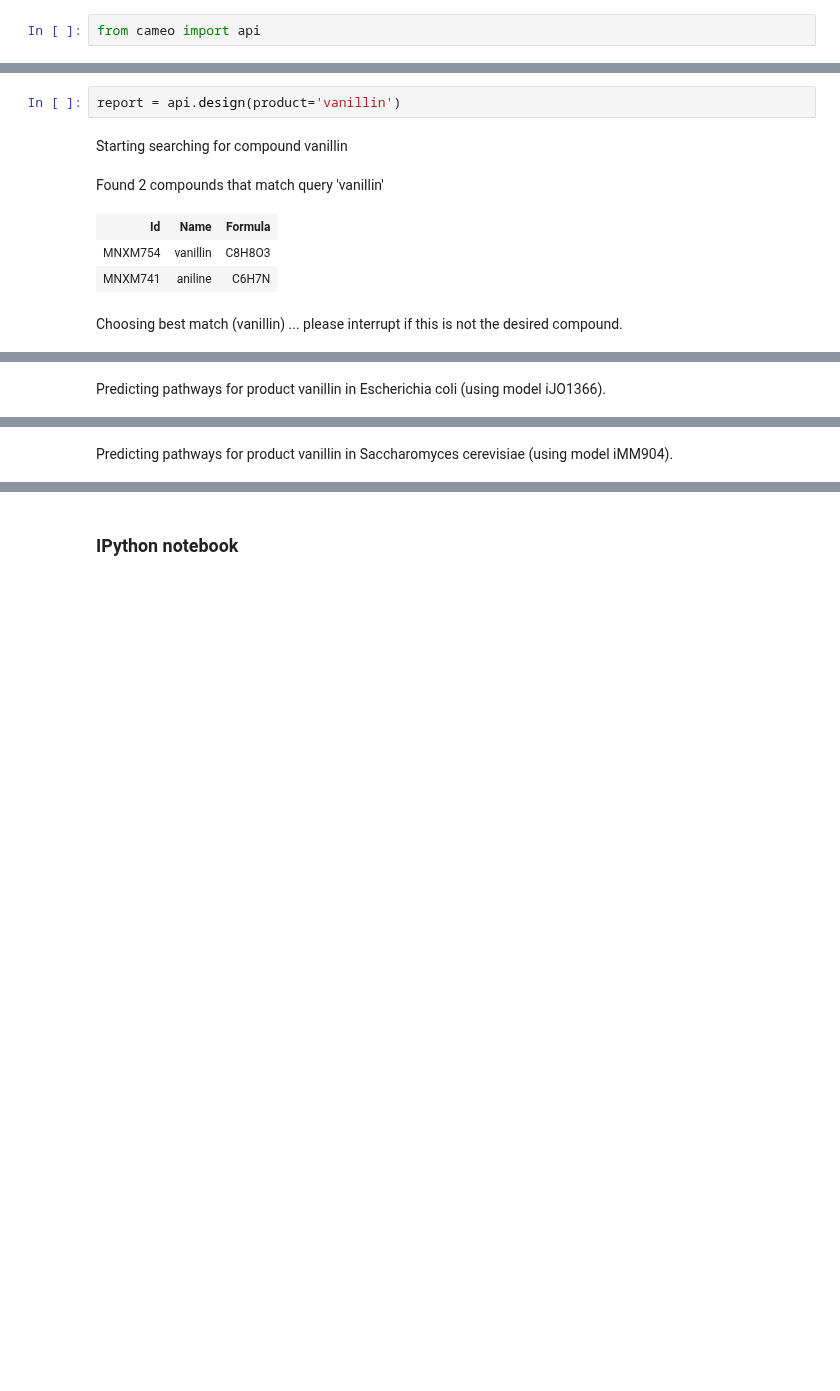
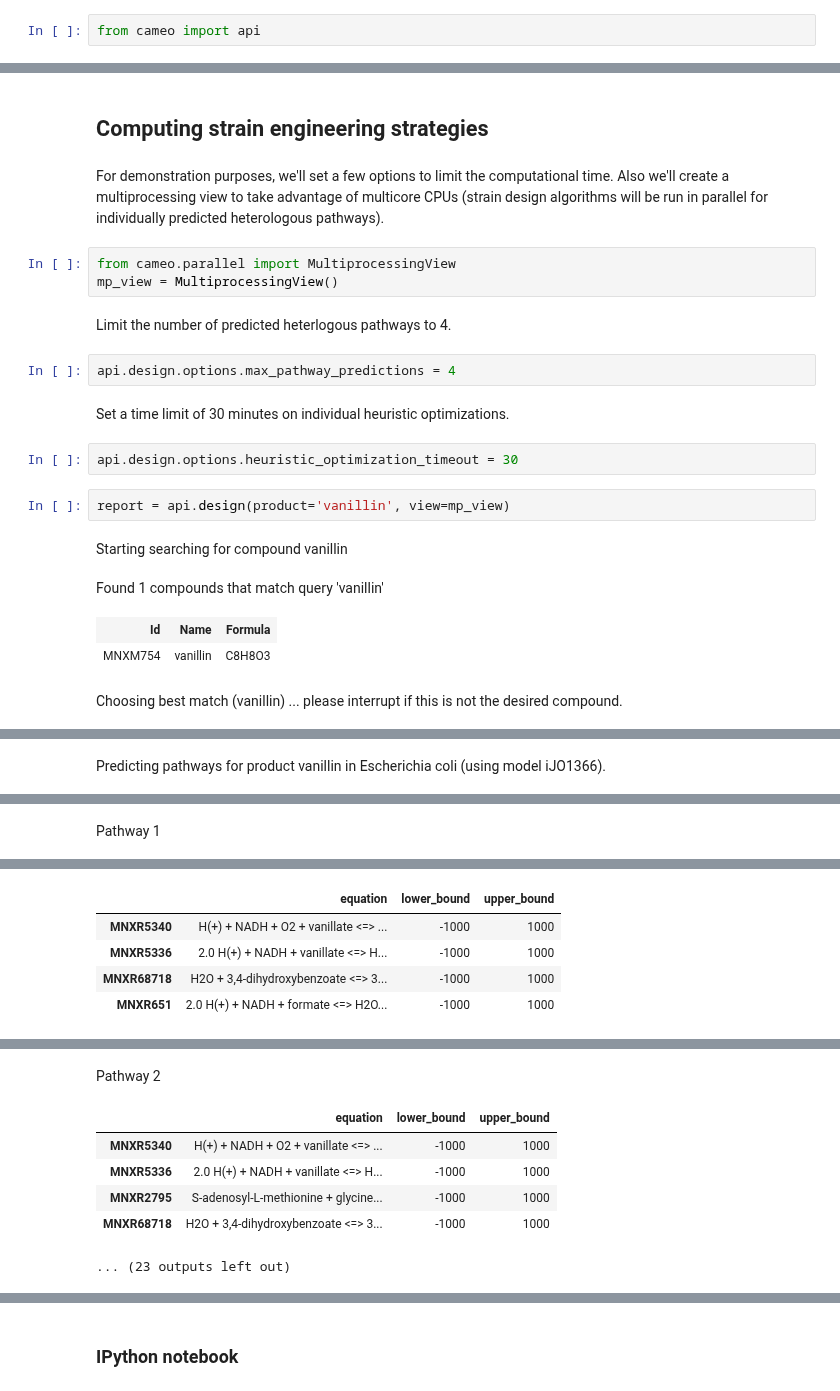
Before and after one commit to biosustain/cameo-notebooks, a Jupyter notebook: 08-high-level-API.ipynb, the cells around one changed output, grey strips where cells are left out. Saved outputs shown, nothing was run; the diff lists cells and outputs as text; blank space fills up the shorter version.

```diff
--- a/08-high-level-API.ipynb
+++ b/08-high-level-API.ipynb
@@ -14,11 +44,25 @@ from cameo import api
+# %% [markdown]
+## Computing strain engineering strategies
+# %% [markdown]
+For demonstration purposes, we'll set a few options to limit the computational time. Also we'll create a multiprocessing view to take advantage of multicore CPUs (strain design algorithms will be run in parallel for individually predicted heterologous pathways).
+# %%
+from cameo.parallel import MultiprocessingView
+mp_view = MultiprocessingView()
+# %% [markdown]
+Limit the number of predicted heterlogous pathways to 4.
+# %%
+api.design.options.max_pathway_predictions = 4
+# %% [markdown]
+Set a time limit of 30 minutes on individual heuristic optimizations.
+# %%
+api.design.options.heuristic_optimization_timeout = 30
 # %%
-report = api.design(product='vanillin')
+report = api.design(product='vanillin', view=mp_view)
 # %% [output]
 Starting searching for compound vanillin
-Found 2 compounds that match query 'vanillin'
+Found 1 compounds that match query 'vanillin'
 | Id | Name | Formula |
 | MNXM754 | vanillin | C8H8O3 |
-| MNXM741 | aniline | C6H7N |
 Choosing best match (vanillin) ... please interrupt if this is not the desired compound.
 [interactive output not drawn]
 [interactive output not drawn]
@@ -29 +70 @@ Predicting pathways for product vanillin in Escherichia coli (using model iJO136
-Predicting pathways for product vanillin in Saccharomyces cerevisiae (using model iMM904).
+Pathway 1
@@ -31,0 +71,5 @@ Predicting pathways for product vanillin in Saccharomyces cerevisiae (using mode
+|  | equation | lower_bound | upper_bound |
+| MNXR5340 | H(+) + NADH + O2 + vanillate <=> ... | -1000 | 1000 |
+| MNXR5336 | 2.0 H(+) + NADH + vanillate <=> H... | -1000 | 1000 |
+| MNXR68718 | H2O + 3,4-dihydroxybenzoate <=> 3... | -1000 | 1000 |
+| MNXR651 | 2.0 H(+) + NADH + formate <=> H2O... | -1000 | 1000 |
@@ -49,3 +77,10 @@ Finished after 00:02:31
+Pathway 2
+|  | equation | lower_bound | upper_bound |
+| MNXR5340 | H(+) + NADH + O2 + vanillate <=> ... | -1000 | 1000 |
+| MNXR5336 | 2.0 H(+) + NADH + vanillate <=> H... | -1000 | 1000 |
+| MNXR2795 | S-adenosyl-L-methionine + glycine... | -1000 | 1000 |
+| MNXR68718 | H2O + 3,4-dihydroxybenzoate <=> 3... | -1000 | 1000 |
+... (23 outputs left out)
 # %%
 report
 # %% [output]
```
Also changed, not shown: parts of 14 cells of this notebook, 2 other files.
